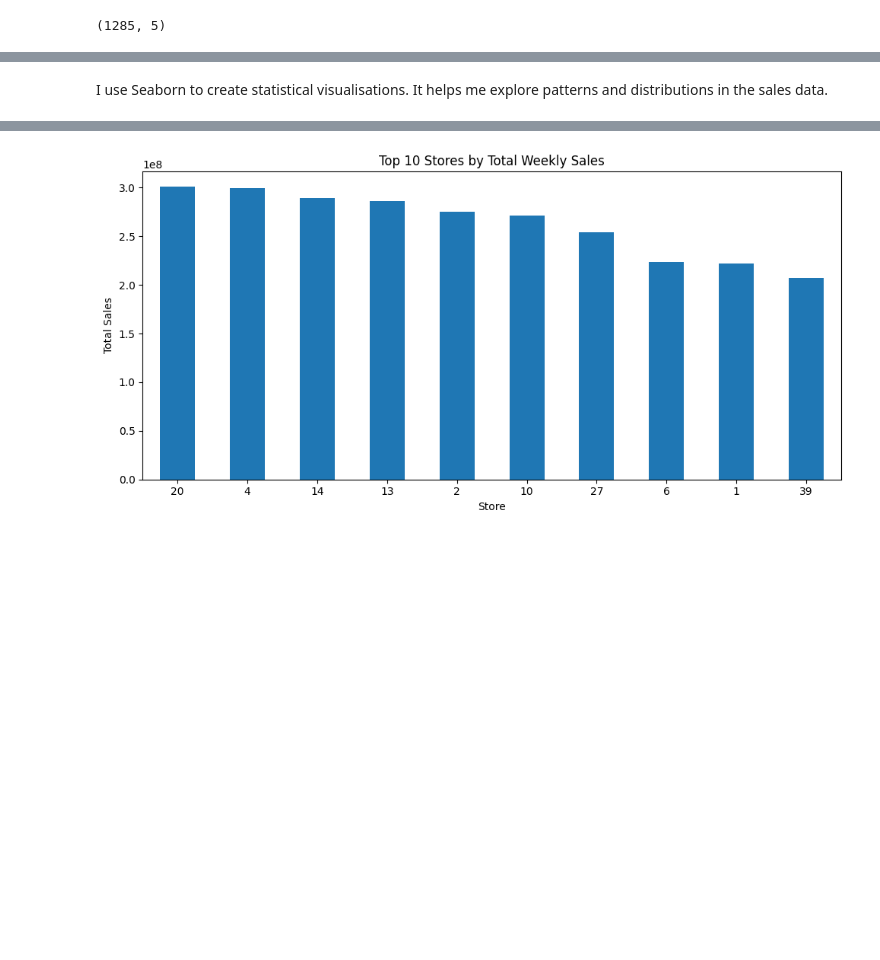
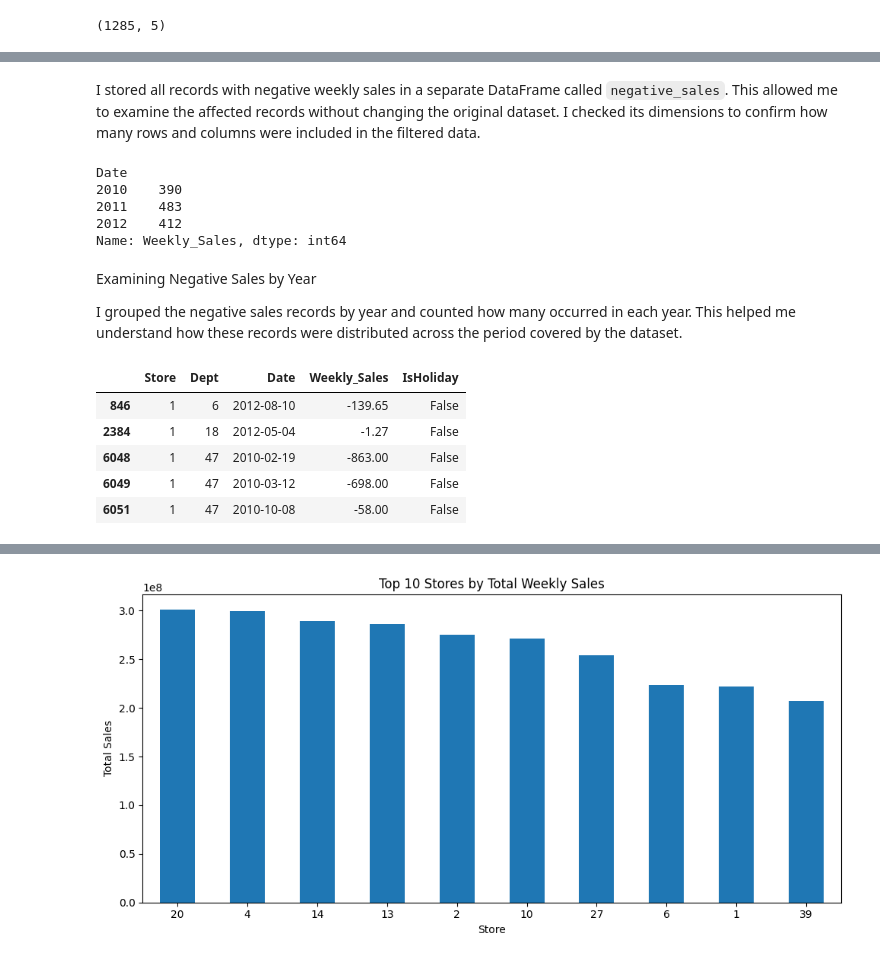
Before and after one commit to yetundeokunlade-commits/retail-sales-analysis, a Jupyter notebook: jupyter_notebooks/Notebook_Template.ipynb, the cells around one changed output, grey strips where cells are left out. Drawn from its saved outputs; the diff is of its cells as text; code cells hidden in the pictures; blank space fills up the shorter version.

```diff
--- a/jupyter_notebooks/Notebook_Template.ipynb
+++ b/jupyter_notebooks/Notebook_Template.ipynb
@@ -209,3 +294,0 @@ This checks that the Date column has changed to the correct date format.
-# %%
-# Select all rows where weekly sales values are below zero.
-negative_sales = df[df['Weekly_Sales'] < 0]
@@ -322,2 +295,25 @@ import seaborn as sns
-# %% [markdown]
-I use Seaborn to create statistical visualisations. It helps me explore patterns and distributions in the sales data.
+# %% [markdown]
+I stored all records with negative weekly sales in a separate DataFrame called `negative_sales`. This allowed me to examine the affected records without changing the original dataset. I checked its dimensions to confirm how many rows and columns were included in the filtered data.
+# %%
+# Count negative sales records for each year in the dataset.
+negative_sales.groupby(negative_sales['Date'].dt.year)['Weekly_Sales'].count()
+# %% [output]
+Date
+2010    390
+2011    483
+2012    412
+Name: Weekly_Sales, dtype: int64
+# %% [markdown]
+Examining Negative Sales by Year
+
+I grouped the negative sales records by year and counted how many occurred in each year. This helped me understand how these records were distributed across the period covered by the dataset.
+# %%
+# Display the first five negative sales records.
+negative_sales.head()
+# %% [output]
+|  | Store | Dept | Date | Weekly_Sales | IsHoliday |
+| 846 | 1 | 6 | 2012-08-10 | -139.65 | False |
+| 2384 | 1 | 18 | 2012-05-04 | -1.27 | False |
+| 6048 | 1 | 47 | 2010-02-19 | -863.00 | False |
+| 6049 | 1 | 47 | 2010-03-12 | -698.00 | False |
+| 6051 | 1 | 47 | 2010-10-08 | -58.00 | False |
```
Also changed, not shown: parts of 164 cells of this notebook, 1 other file.
